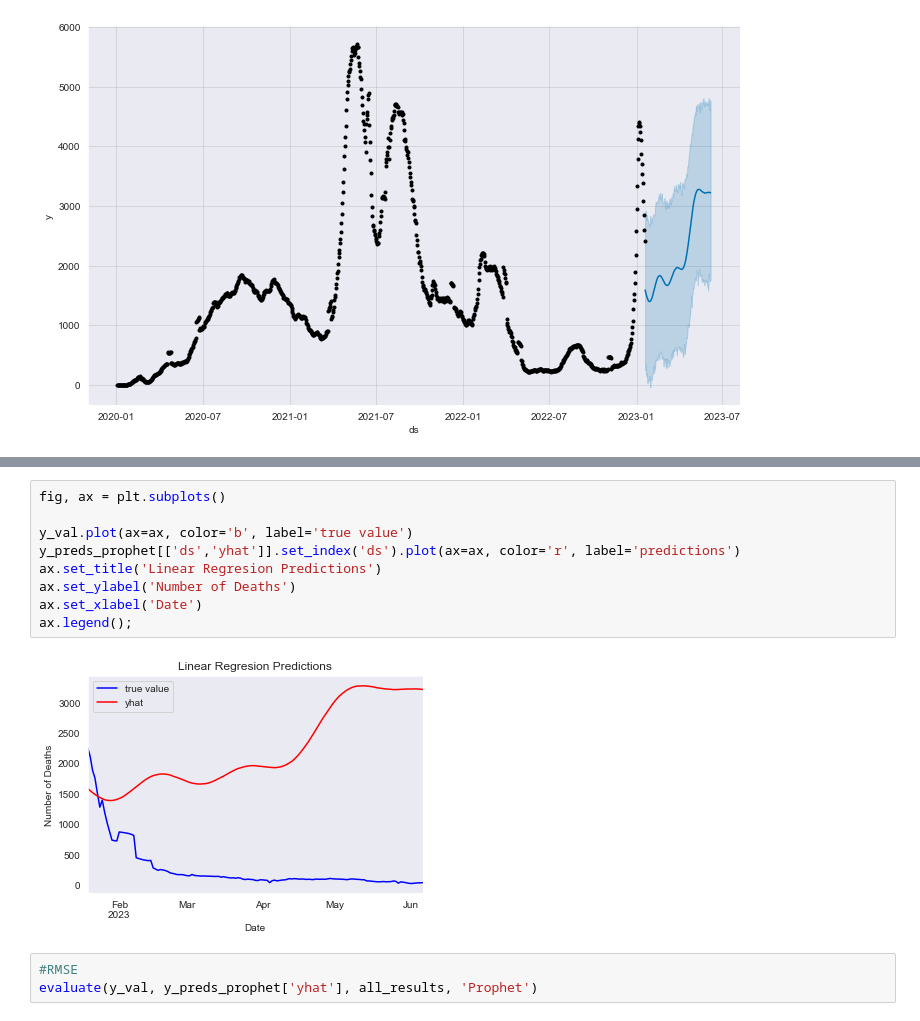
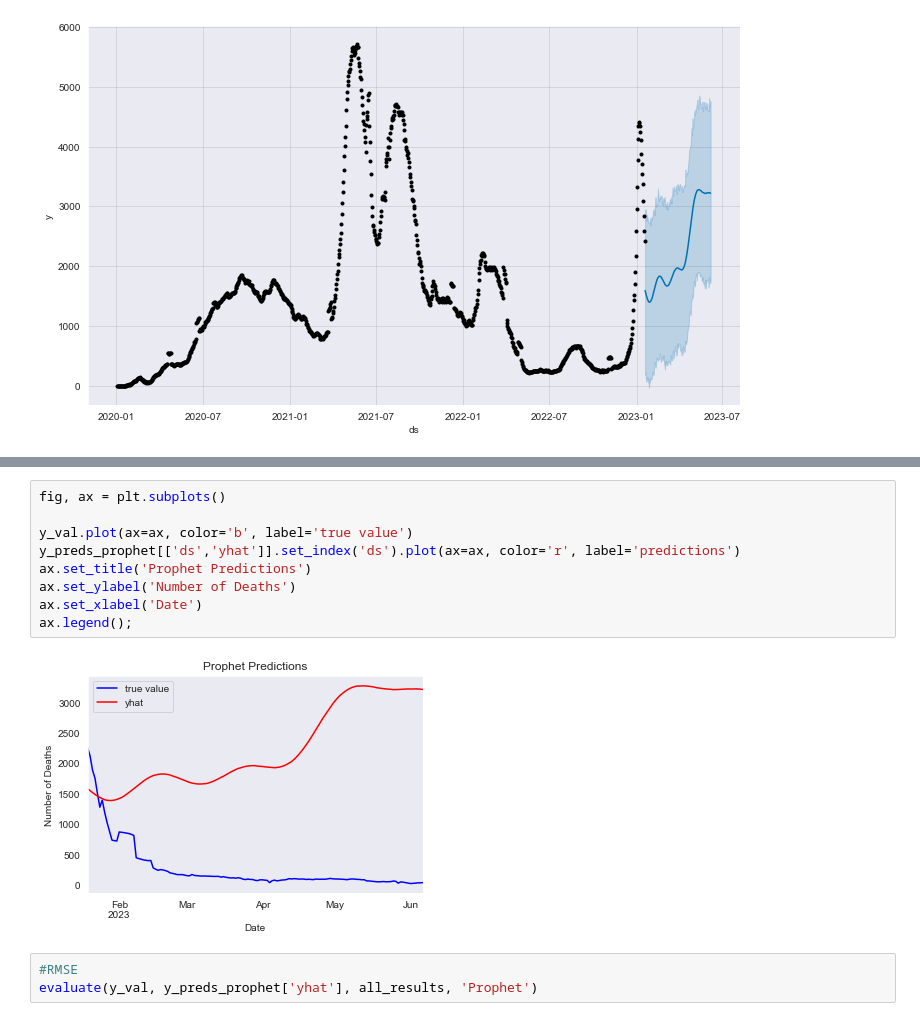
Before and after one commit to Bella3s/Covid-19-Time-Series-Modeling, a Jupyter notebook: index.ipynb, the cells around one changed output, grey strips where cells are left out. Drawn from its saved outputs; the diff is of its cells as text.

```diff
--- a/index.ipynb
+++ b/index.ipynb
@@ -1294,14 +1294,14 @@ plt.show()
 # %%
 fig, ax = plt.subplots()
 
 y_val.plot(ax=ax, color='b', label='true value')
 y_preds_prophet[['ds','yhat']].set_index('ds').plot(ax=ax, color='r', label='predictions')
-ax.set_title('Linear Regresion Predictions')
+ax.set_title('Prophet Predictions')
 ax.set_ylabel('Number of Deaths')
 ax.set_xlabel('Date')
 ax.legend();
 # %% [output]
-[figure, old version]
+[figure, new version]
 # %%
 #RMSE
 evaluate(y_val, y_preds_prophet['yhat'], all_results, 'Prophet')
```
Also changed, not shown: parts of 18 cells of this notebook.
